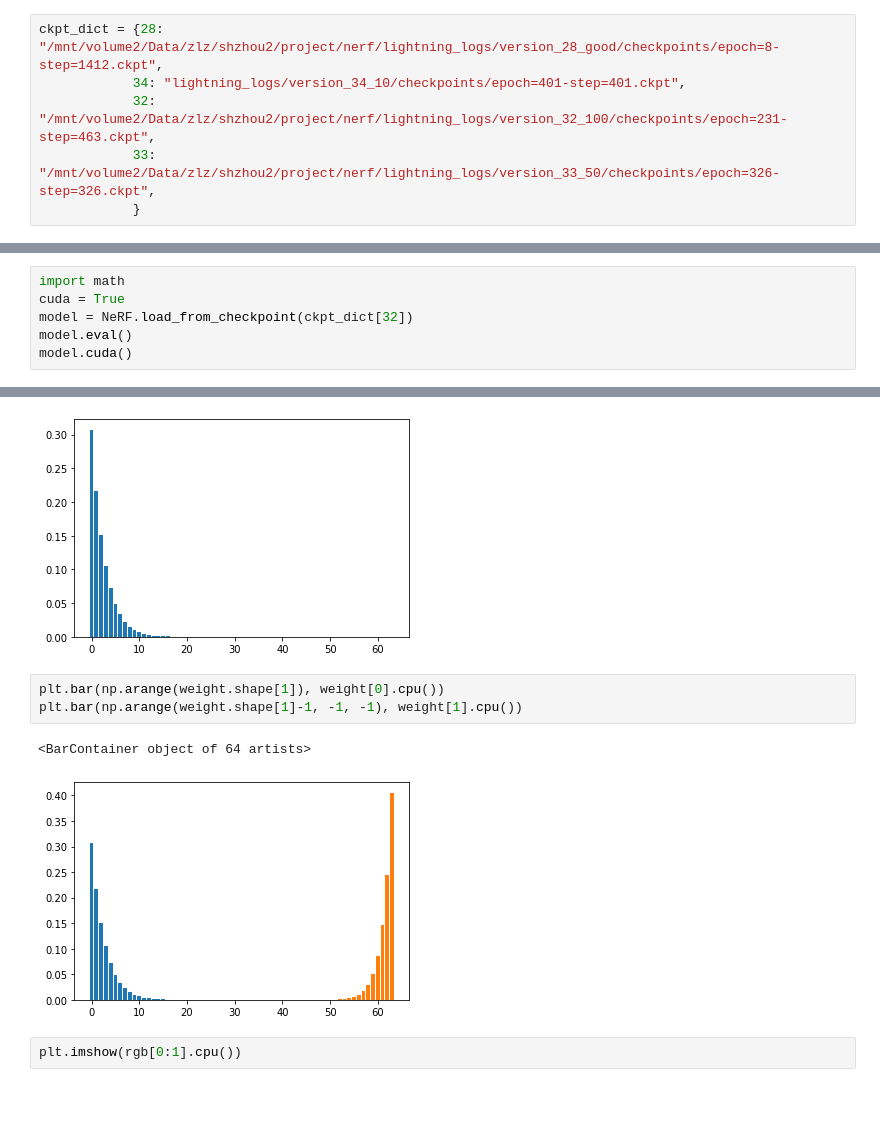
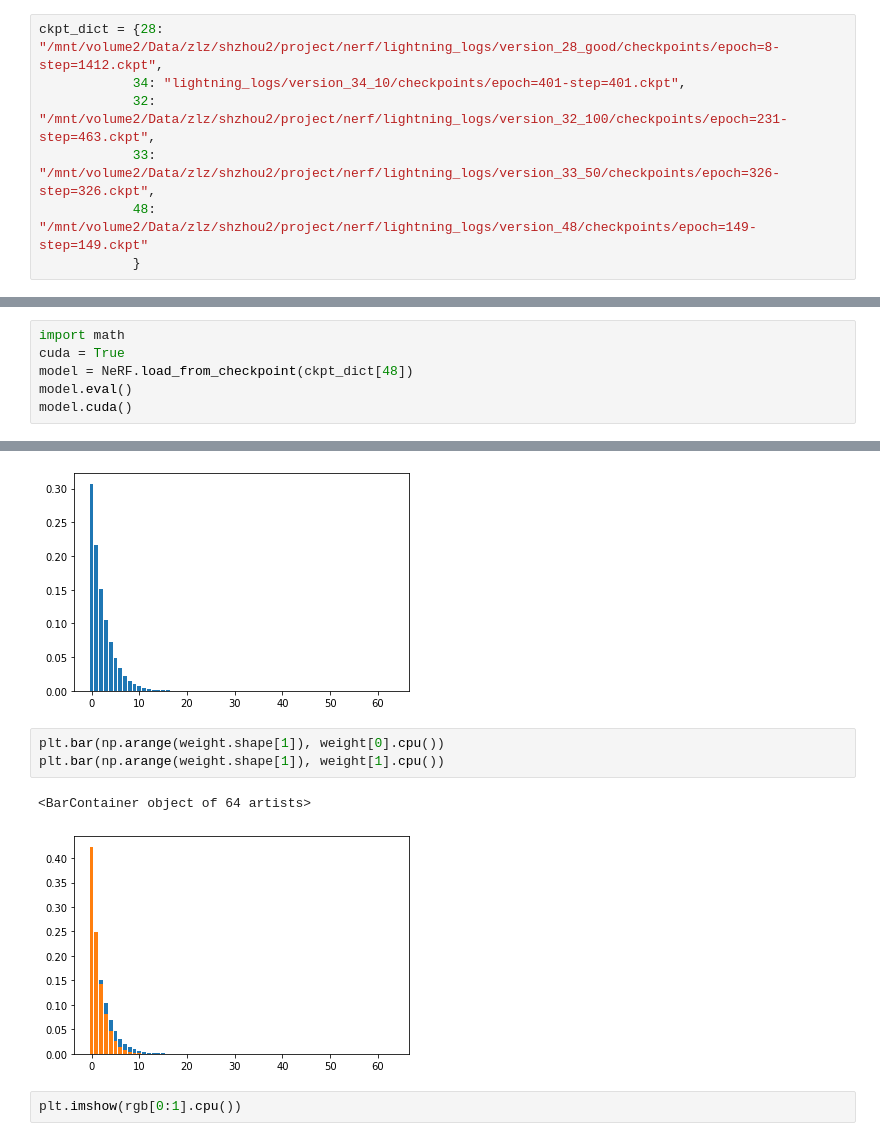
Before and after one commit to pennbotAZ/nerf_1d, a Jupyter notebook: exp.ipynb, the cells around one changed output, grey strips where cells are left out. Drawn from its saved outputs; the diff is of its cells as text; blank space fills up the shorter version.

```diff
--- a/exp.ipynb
+++ b/exp.ipynb
@@ -30,6 +30,7 @@ ckpt_dict = {28: "/mnt/volume2/Data/zlz/shzhou2/project/nerf/lightning_logs/vers
             34: "lightning_logs/version_34_10/checkpoints/epoch=401-step=401.ckpt",
             32: "/mnt/volume2/Data/zlz/shzhou2/project/nerf/lightning_logs/version_32_100/checkpoints/epoch=231-step=463.ckpt",
             33: "/mnt/volume2/Data/zlz/shzhou2/project/nerf/lightning_logs/version_33_50/checkpoints/epoch=326-step=326.ckpt",
+            48: "/mnt/volume2/Data/zlz/shzhou2/project/nerf/lightning_logs/version_48/checkpoints/epoch=149-step=149.ckpt"
             }
 # %% [markdown]
 # Weights on a ray: (eval)
@@ -38,7 +39,7 @@ ckpt_dict = {28: "/mnt/volume2/Data/zlz/shzhou2/project/nerf/lightning_logs/vers
 # %%
 import math
 cuda = True
-model = NeRF.load_from_checkpoint(ckpt_dict[32])
+model = NeRF.load_from_checkpoint(ckpt_dict[48])
 model.eval()
 model.cuda()
 # %% [output]
@@ -72,10 +73,10 @@ plt.bar(np.arange(weight.shape[1]), weight[0].cpu())
 [figure]
 # %%
 plt.bar(np.arange(weight.shape[1]), weight[0].cpu())
-plt.bar(np.arange(weight.shape[1]-1, -1, -1), weight[1].cpu())
+plt.bar(np.arange(weight.shape[1]), weight[1].cpu())
 # %% [output]
 <BarContainer object of 64 artists>
-[figure, old version]
+[figure, new version]
 # %%
 plt.imshow(rgb[0:1].cpu())
 # %% [output]
```
Also changed, not shown: parts of 39 cells of this notebook, 12 other files.
